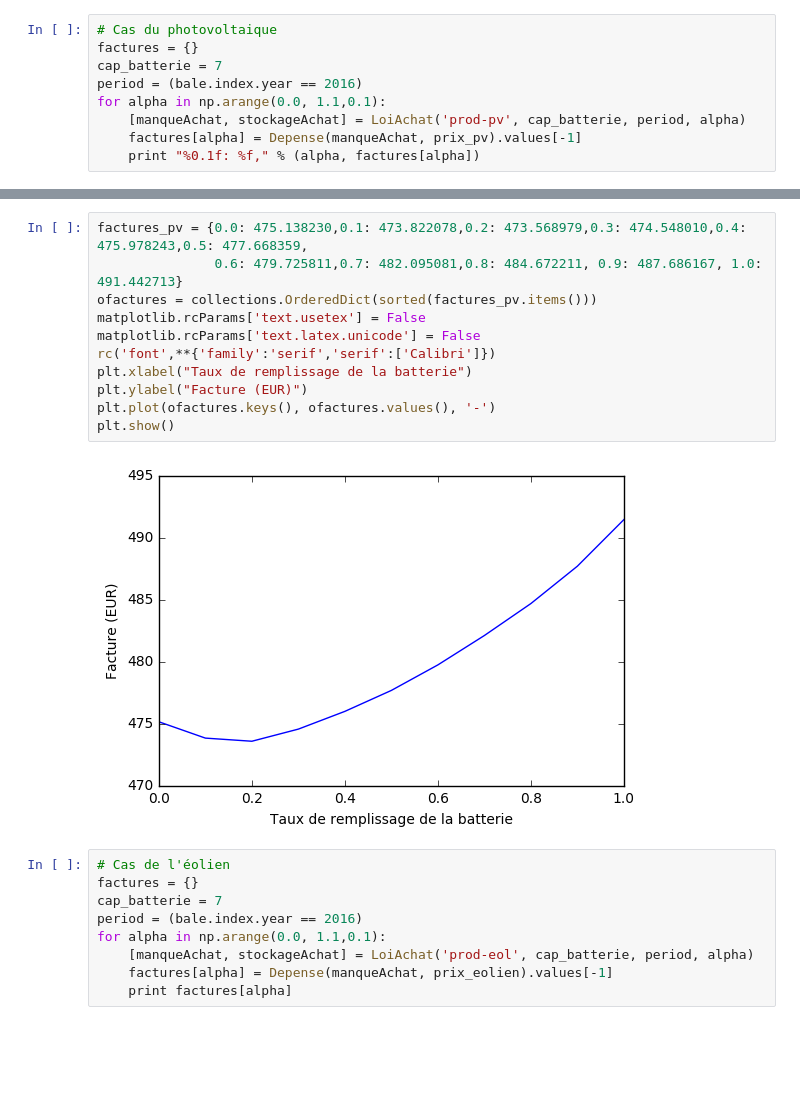
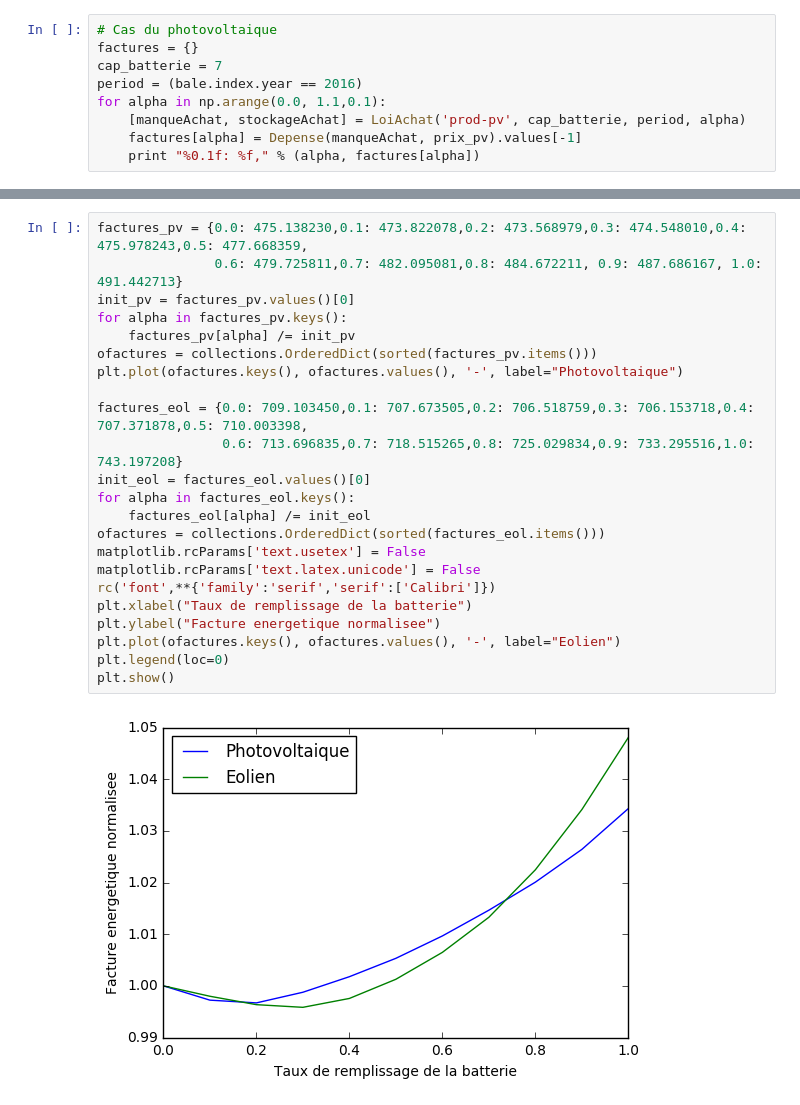
Before and after one commit to guhur/prod-electricite, a Jupyter notebook: simulations.ipynb, the cells around one changed output, grey strips where cells are left out. Drawn from its saved outputs; the diff is of its cells as text; blank space fills up the shorter version.

Commit message:
fix figures A vs bill

```diff
--- a/simulations.ipynb
+++ b/simulations.ipynb
@@ -660,22 +669,25 @@ for alpha in np.arange(0.0, 1.1,0.1):
 # %%
 factures_pv = {0.0: 475.138230,0.1: 473.822078,0.2: 473.568979,0.3: 474.548010,0.4: 475.978243,0.5: 477.668359,
                0.6: 479.725811,0.7: 482.095081,0.8: 484.672211, 0.9: 487.686167, 1.0: 491.442713}
+init_pv = factures_pv.values()[0]
+for alpha in factures_pv.keys():
+    factures_pv[alpha] /= init_pv
 ofactures = collections.OrderedDict(sorted(factures_pv.items()))
+plt.plot(ofactures.keys(), ofactures.values(), '-', label="Photovoltaique")
+
+factures_eol = {0.0: 709.103450,0.1: 707.673505,0.2: 706.518759,0.3: 706.153718,0.4: 707.371878,0.5: 710.003398,
+                0.6: 713.696835,0.7: 718.515265,0.8: 725.029834,0.9: 733.295516,1.0: 743.197208}
+init_eol = factures_eol.values()[0]
+for alpha in factures_eol.keys():
+    factures_eol[alpha] /= init_eol
+ofactures = collections.OrderedDict(sorted(factures_eol.items()))
 matplotlib.rcParams['text.usetex'] = False
 matplotlib.rcParams['text.latex.unicode'] = False
 rc('font',**{'family':'serif','serif':['Calibri']})
 plt.xlabel("Taux de remplissage de la batterie")
-plt.ylabel("Facture (EUR)")
-plt.plot(ofactures.keys(), ofactures.values(), '-')
+plt.ylabel("Facture energetique normalisee")
+plt.plot(ofactures.keys(), ofactures.values(), '-', label="Eolien")
+plt.legend(loc=0)
 plt.show()
 # %% [output]
-[figure, old version]
+[figure, new version]
-# %%
-# Cas de l'éolien
-factures = {}
-cap_batterie = 7
-period = (bale.index.year == 2016)
-for alpha in np.arange(0.0, 1.1,0.1):
-    [manqueAchat, stockageAchat] = LoiAchat('prod-eol', cap_batterie, period, alpha)
-    factures[alpha] = Depense(manqueAchat, prix_eolien).values[-1]
-    print factures[alpha]
```
Also changed, not shown: parts of 2 cells of this notebook.
